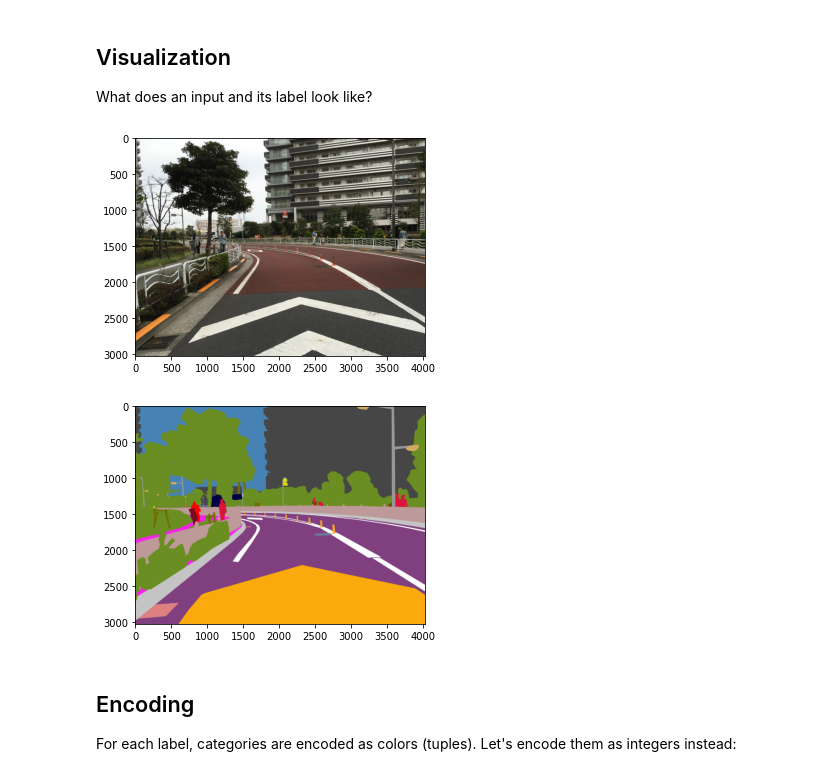
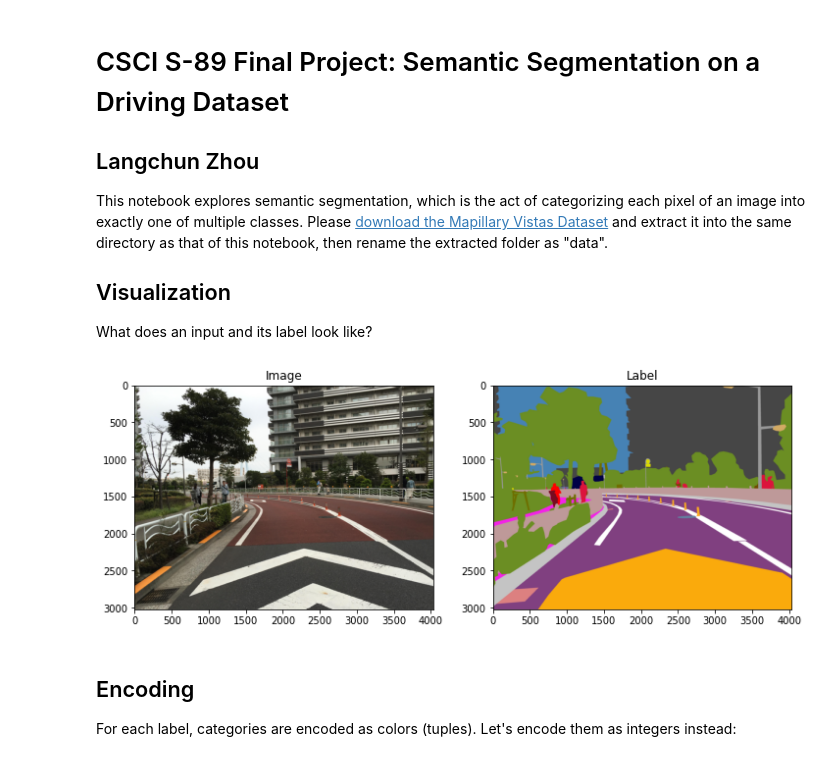
Before and after one commit to lenny-z/csci-s89-final-project, a Jupyter notebook: Final Project.ipynb, the cells around one changed output. Cells and saved outputs as stored; diff of their text form; code cells hidden in the pictures.

Commit message:
Formatting visualizations

```diff
--- a/Final Project.ipynb
+++ b/Final Project.ipynb
@@ -1,37 +1,54 @@
 # %% [markdown]
+# CSCI S-89 Final Project: Semantic Segmentation on a Driving Dataset
+## Langchun Zhou
+This notebook explores semantic segmentation, which is the act of categorizing each pixel of an image into exactly one of multiple classes. Please [download the Mapillary Vistas Dataset](https://www.mapillary.com/dataset/vistas) and extract it into the same directory as that of this notebook, then rename the extracted folder as "data".
 ## Visualization
 What does an input and its label look like?
 # %%
 import os
 from keras import utils
 import matplotlib.pyplot as plt
+
+fig_width = 16
 
 train_x_src_dir = 'data/training/images'
 train_y_src_dir = 'data/training/v2.0/labels'
 val_x_src_dir = 'data/validation/images'
 val_y_src_dir = 'data/validation/v2.0/labels'
 test_src_dir = 'data/testing/images'
 
 def get_image(my_dir, file_name, color_mode='rgb'):
     return utils.load_img(os.path.join(my_dir, file_name), color_mode=color_mode)
 
 def get_first(my_dir, color_mode='rgb'):
     file_name = os.listdir(my_dir)[0]
     return get_image(my_dir, file_name, color_mode)
 
+def to_array(image):
+    return utils.img_to_array(image) / 255
+
 def show_first(my_dir, color_mode='rgb'):
     image = get_first(my_dir, color_mode)
     image = utils.img_to_array(image)
     image /= 255
 
     plt.imshow(image)
     plt.show()
 
-show_first(train_x_src_dir)
-show_first(train_y_src_dir)
+fig, axs = plt.subplots(1, 2)
+axs[0].imshow(to_array(get_first(train_x_src_dir)))
+axs[0].set_title('Image')
+axs[1].imshow(to_array(get_first(train_y_src_dir)))
+axs[1].set_title('Label')
+fig_size = fig.get_size_inches()
+fig_height = fig_width * fig_size[1] / fig_size[0]
+fig.set_size_inches(fig_width, fig_height)
+# fig.set_dpi(72)
+plt.show()
+# show_first(train_x_src_dir)
+# show_first(train_y_src_dir)
 # %% [output]
-[figure, old version]
+[figure, new version]
-[figure, removed]
 # %% [markdown]
 ## Encoding
 For each label, categories are encoded as colors (tuples). Let's encode them as integers instead:
```
Also changed, not shown: parts of 9 cells of this notebook, 1 other file.
